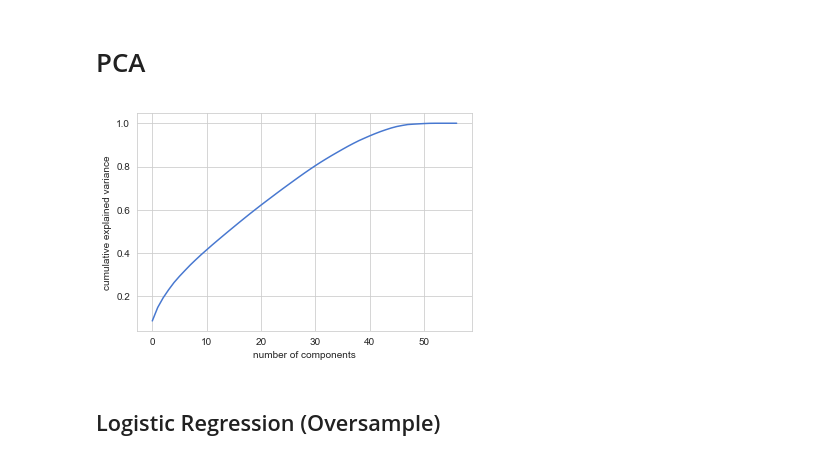
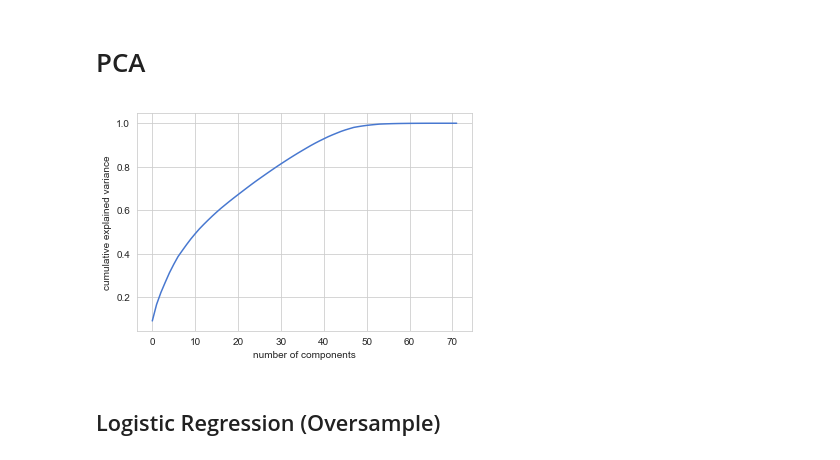
Before and after one commit to maks-p/cax_mortgage, a Jupyter notebook: data_scrub_eda.ipynb, the cells around one changed output. Saved outputs shown, nothing was run; the diff lists cells and outputs as text; code cells hidden in the pictures.

```diff
--- a/data_scrub_eda.ipynb
+++ b/data_scrub_eda.ipynb
@@ -366,7 +366,6 @@ def encode(df):
     df['AGE RANGE'] = le.fit_transform(df['AGE RANGE'])
     df['AGE RANGE'] = df['AGE RANGE'].apply(lambda x: x + 1)
     df['AGE RANGE'] = df['AGE RANGE'].replace({11:0})
-    #df.drop(['AGE RANGE'], axis=1, inplace=True)
 
     #Encode Mortgage Purpose
     df['MORTGAGE PURPOSE'] = le.fit_transform(df['MORTGAGE PURPOSE'])
@@ -376,7 +375,6 @@ def encode(df):
 
     #Encode Gender
     df['GENDER'] = le.fit_transform(df['GENDER'])
-    #df.drop(['GENDER'], axis=1, inplace=True)
 
     #Encode Term
     df['TERM'] = le.fit_transform(df['TERM'])
@@ -384,7 +382,7 @@ def encode(df):
     #Territory - Drop W & X and Add Dummy Variables
     df_temp = pd.get_dummies(df['TERRITORY'], drop_first=drop_first)
     df = pd.concat([df, df_temp], axis=1)
-    df.drop(['TERRITORY'], axis=1, inplace=True)
+    df = df.drop(['TERRITORY'], axis=1)
 
     #Encode NAICS based on whether 55 or Not
     df['NAICS CODE'] = np.where(df['NAICS CODE'] == '55', 1, 0)
@@ -392,7 +390,7 @@ def encode(df):
     #Property Type Dummy Variables
     df_temp = pd.get_dummies(df['PROPERTY TYPE'], drop_first=drop_first)
     df = pd.concat([df, df_temp], axis=1)
-    df.drop(['PROPERTY TYPE'], axis=1, inplace=True)
+    df = df.drop(['PROPERTY TYPE'], axis=1)
 
     #Encode Income Type
     df['INCOME TYPE'] = le.fit_transform(df['INCOME TYPE'])
@@ -418,15 +410,20 @@ Index(['PROPERTY VALUE', 'MORTGAGE PAYMENT', 'GDS', 'LTV', 'TDS',
 # %%
 def add_features(df):
 
-    df['ZERO SCORE'] = np.where(df['CREDIT SCORE'] == 0, 0, 1)
-    df['GDS_ZERO'] = np.where(df['GDS'] == 0, 0, 1)
-    df['TDS_ZERO'] = np.where(df['TDS'] == 0, 0, 1)
+    df['ZERO SCORE'] = np.where(df['CREDIT SCORE'] == 0, 1, 0)
+    df['GDS_ZERO'] = np.where(df['GDS'] == 0, 1, 0)
+    df['TDS_ZERO'] = np.where(df['TDS'] == 0, 1, 0)
 
     df['LOW RATE'] = np.where(df['RATE'] < 3.75, 1, 0)
+    df['HIGH RATE'] = np.where(df['RATE'] > 7, 1, 0)
+
+    df['LOW TDS'] = np.where(df['TDS'] < 30, 1, 0)
+    df['LOW GDS'] = np.where(df['GDS'] < 30, 1, 0)
 
     df['PMT_INCOME_RATIO'] = df['MORTGAGE PAYMENT'] / (df['INCOME'] / 12)
 
-    df['LOW_PMT_INCOME_RATIO'] = np.where(df['PMT_INCOME_RATIO'] < 0.25, 1, 0)
+    df['LOW_PMT_INCOME_RATIO'] = np.where(df['PMT_INCOME_RATIO'] < 0.20, 1, 0)
+    df['HIGH_PMT_INCOME_RATIO'] = np.where(df['PMT_INCOME_RATIO'] > 0.60, 1, 0)
 
     df['HIGH LTV'] = np.where(df['LTV'] > 80, 1, 0)
     df['LTV_70'] = np.where((df['LTV'] > 70) & (df['LTV'] <= 80), 1, 0)
@@ -434,9 +431,11 @@ def add_features(df):
     df['LOW LTV'] = np.where(df['LTV'] < 60, 0, 1)
 
     df['MORTGAGE CONSTANT'] = ((df['MORTGAGE PAYMENT'] * 12) / df['MORTGAGE AMOUNT']) * 100
-    df.drop(['MORTGAGE PAYMENT'], axis=1, inplace=True)
+    df = df.drop(['MORTGAGE PAYMENT',  'MORTGAGE AMOUNT'], axis=1)
 
-    df['LOW MORTGAGE CONSTANT'] = np.where(df['MORTGAGE CONSTANT'] < 5.5, 1, 0)
+
+    df['LOW MORTGAGE CONSTANT'] = np.where(df['MORTGAGE CONSTANT'] < 5, 1, 0)
+    df['HIGH MORTGAGE CONSTANT'] = np.where(df['MORTGAGE CONSTANT'] > 10, 1, 0)
 
     return df
 
@@ -466,7 +471,7 @@ scatter_plot('PMT_INCOME_RATIO', 'MORTGAGE CONSTANT', 'RESULT', df)
 # %%
 def add_natural_logs(df):
 
-    cols_to_log = ['MORTGAGE AMOUNT', 'PROPERTY VALUE', 'INCOME']
+    cols_to_log = ['PROPERTY VALUE', 'INCOME']
 
     for col in cols_to_log:
 
@@ -485,28 +490,22 @@ def add_interactions(df):
         #Interactions with 'Rate'
         df['RATE_X_CREDIT_SCORE'] = df['RATE'] * df['CREDIT SCORE']
         df['RATE_X_LTV'] = df['RATE'] * df['LTV']
-        df['RATE_X_URBAN'] = df['RATE'] * df['URBAN']
         df['RATE_X_PROPERTY_VAL'] = df['RATE'] * df['PROPERTY VALUE']
-        df['RATE_X_AMORTIZATION'] = df['RATE'] * df['AMORTIZATION']
         df['RATE_X_PROPERTY_VAL_DELTA'] = df['RATE'] * df['PROPERTY_VAL_DELTA']
-        df['RATE_X_MORTGAGE_CONSTANT'] = df['RATE'] * df['MORTGAGE CONSTANT']
-
-         # Interaction between Urban / Rural & Property Value
-        df['URBAN_X_PROPERTY_VAL'] = df['URBAN'] * df['PROPERTY VALUE']
+        df['RATE_X_PMT_INCOME_RATIO'] = df['RATE'] * df['PMT_INCOME_RATIO']
 
         # LTV & Credit Score Interactions
         df['LTV_X_CREDIT'] = df['LTV'] * df['CREDIT SCORE']
-        df['LTV_X_PURPOSE'] = df['LTV'] * df['MORTGAGE PURPOSE']
         df['CREDIT_X_INCOME'] = df['CREDIT SCORE'] * df['INCOME']
-        df['PURPOSE_X_CREDIT'] = df['MORTGAGE PURPOSE'] * df['CREDIT SCORE']
         df['TDS_X_CREDIT'] = df['TDS'] * df['CREDIT SCORE']
         df['TDS_X_INCOME'] = df['TDS'] * df['INCOME']
-
-        df['PURPOSE_X_PROPERTY_VAL'] = df['MORTGAGE PURPOSE'] * df['PROPERTY VALUE']
+        df['TDS_X_CONSTANT'] = df['TDS'] * df['MORTGAGE CONSTANT']
+        df['TDS_X_PROPERTY_VAL'] = df['TDS'] * df['PROPERTY VALUE']
+        df['CREDIT_X_PMT_INCOME_RATIO'] = df['CREDIT SCORE'] * df['PMT_INCOME_RATIO']
 
         #Property Value Delta Interactions
         df['VAL_DELTA_X_LTV'] = df['PROPERTY_VAL_DELTA'] * df['LTV']
-        df['VAL_DELTA_X_PURPOSE'] = df['PROPERTY_VAL_DELTA'] * df['MORTGAGE PURPOSE']
+        df['INCOME_RATIO_X_PROPERTY_VAL_DELTA'] = df['PMT_INCOME_RATIO'] * df['PROPERTY_VAL_DELTA']
 
         return df
 
@@ -759,12 +756,12 @@ pca = PCA(n_components=45)
 X_train_pca = pca.fit_transform(X_train_ros)
 X_test_pca = pca.transform(X_test)
 # %%
-pca_plot = PCA().fit(X_train_ada)
+pca_plot = PCA().fit(X_train_ros)
 plt.plot(np.cumsum(pca_plot.explained_variance_ratio_))
 plt.xlabel('number of components')
 plt.ylabel('cumulative explained variance');
 # %% [output]
-[figure, old version]
+[figure, new version]
 # %% [markdown]
 ## Logistic Regression (Oversample)
 # %%
```
Also changed, not shown: parts of 64 cells of this notebook, 2 other files.
